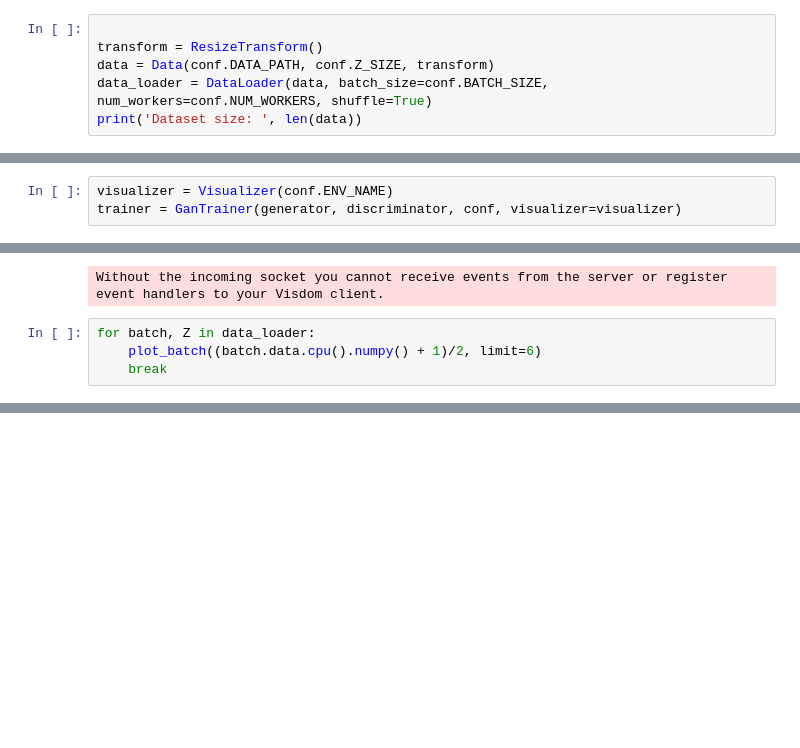
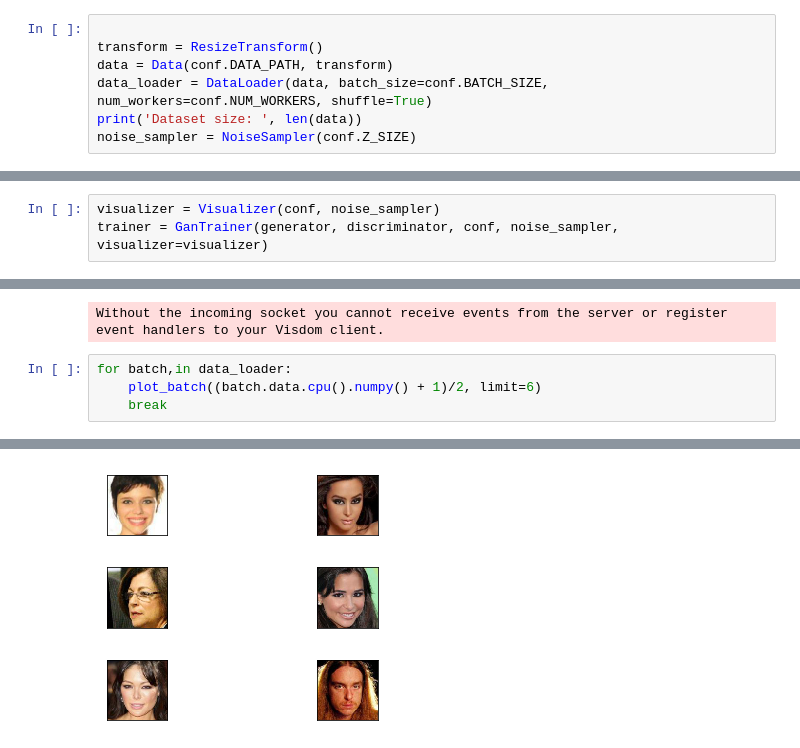
Before and after one commit to trifonova-n/inpainting, a Jupyter notebook: gan_training.ipynb, the cells around one changed output, grey strips where cells are left out. Drawn from its saved outputs; the diff is of its cells as text; blank space fills up the shorter version.

```diff
--- a/gan_training.ipynb
+++ b/gan_training.ipynb
@@ -25,14 +23,15 @@ torch.cuda.set_device(0)
 # %%
 
 transform = ResizeTransform()
-data = Data(conf.DATA_PATH, conf.Z_SIZE, transform)
+data = Data(conf.DATA_PATH, transform)
 data_loader = DataLoader(data, batch_size=conf.BATCH_SIZE, num_workers=conf.NUM_WORKERS, shuffle=True)
 print('Dataset size: ', len(data))
+noise_sampler = NoiseSampler(conf.Z_SIZE)
 # %% [output]
 Dataset size:  202599
 # %%
 generator = Generator5Net(conf.Z_SIZE).cuda()
 discriminator = Discriminator5().cuda()
 # %%
-visualizer = Visualizer(conf.ENV_NAME)
-trainer = GanTrainer(generator, discriminator, conf, visualizer=visualizer)
+visualizer = Visualizer(conf, noise_sampler)
+trainer = GanTrainer(generator, discriminator, conf, noise_sampler, visualizer=visualizer)
@@ -109,7 +78,7 @@ if LOAD_MODEL:
 # %% [output]
 Without the incoming socket you cannot receive events from the server or register event handlers to your Visdom client.
 # %%
-for batch, Z in data_loader:
+for batch,in data_loader:
     plot_batch((batch.data.cpu().numpy() + 1)/2, limit=6)
     break
 # %% [output]
@@ -118 +85,2 @@ for batch, Z in data_loader:
+[figure, added]
 # %%
```
Also changed, not shown: parts of 7 cells of this notebook, 7 other files.
